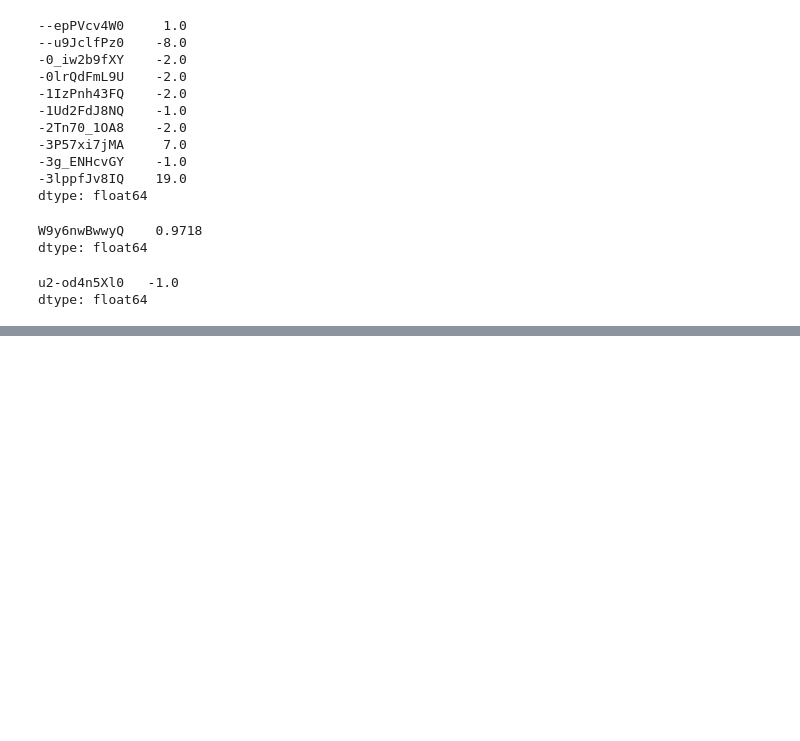
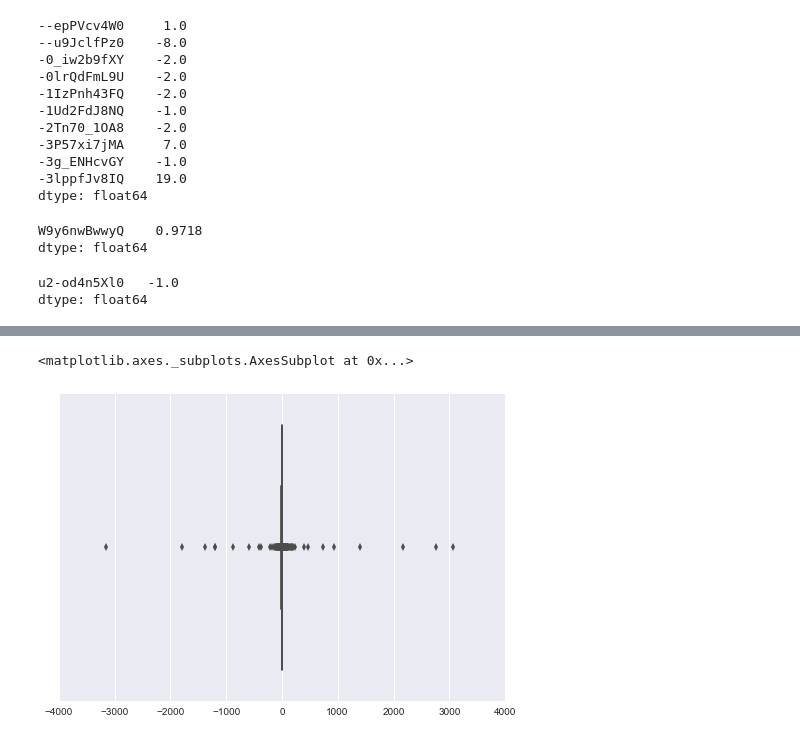
Before and after one commit to papapana/data_science, a Jupyter notebook: youtube_comedy_slam/notebooks/Youtube Data Exploration.ipynb, the cells around one changed output, grey strips where cells are left out. Saved outputs shown, nothing was run; the diff lists cells and outputs as text; code cells hidden in the pictures; blank space fills up the shorter version.

```diff
--- a/youtube_comedy_slam/notebooks/Youtube Data Exploration.ipynb
+++ b/youtube_comedy_slam/notebooks/Youtube Data Exploration.ipynb
@@ -289,0 +340,5 @@ KeyboardInterrupt:
+# %%
+sns.boxplot(score)
+# %% [output]
+<matplotlib.axes._subplots.AxesSubplot at 0x...>
+[figure, added]
```
Also changed, not shown: parts of 13 cells of this notebook.
